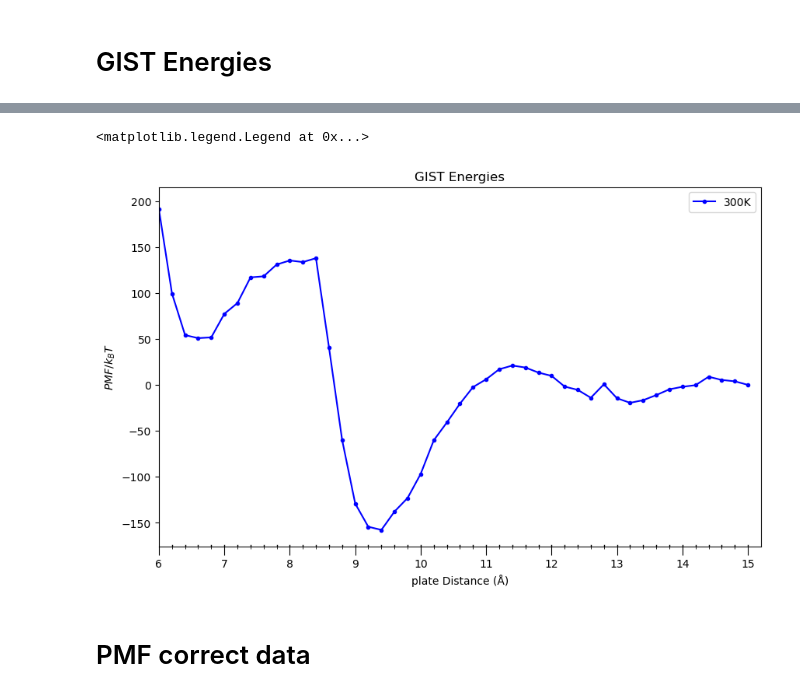
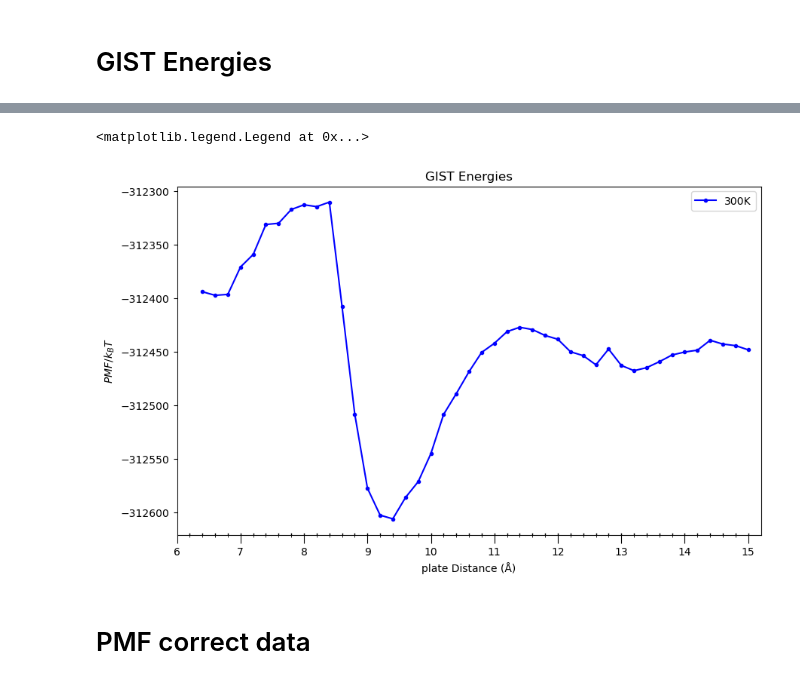
Before and after one commit to arghavanvg/hydrophobic-plates-analysis, a Jupyter notebook: df-energy-plotting.ipynb, the cells around one changed output, grey strips where cells are left out. Cells and saved outputs as stored; diff of their text form; code cells hidden in the pictures.

```diff
--- a/df-energy-plotting.ipynb
+++ b/df-energy-plotting.ipynb
@@ -1097,37 +1014,36 @@ Name: Distance(Å), Length: 64, dtype: float64
 # %%
 plt.figure(figsize=(10, 6))
-# gist_energies = energy_df['gist300e']
-gist_energies = energy_df['energy_300']
-plt.plot(solvent_pmf_df['Distance(Å)'].iloc[1:], gist_energies, 'bo-', markersize=3, label='300K', zorder=2)
-# plt.plot(energy_df['distance'], energy_df['LJ_divkT300'], color='grey', linestyle='--', markersize=3, label='LJ/kbT', zorder=2)
+gist_energies = df['gist300e']
+plt.plot(df['distance'], gist_energies, 'bo-', markersize=3, label='300K', zorder=2)
+# plt.plot(df['distance'], df['LJ_divkT300'], color='grey', linestyle='--', markersize=3, label='LJ/kbT', zorder=2)
 # plt.hlines(y=0.00, xmin=6.0, xmax=15.2, color='black', linestyle='--', linewidth=1, label='PMF=0', zorder=1)
 
 
 plt.title('GIST Energies')
 plt.xlabel('plate Distance (Å)')
 plt.ylabel(r'$PMF/k_B T$')
 # plt.ylim(-0.1, 3.5)
 plt.xlim(6.0,15.2)
 plt.gca().xaxis.set_major_locator(ticker.MultipleLocator(1))
 # plt.gca().xaxis.set_minor_locator(ticker.MultipleLocator(0.1))
 
 medium_ticks = np.arange(6.2,15.2, 0.2)
 plt.gca().set_xticks(medium_ticks, minor=True)
 
 # small_ticks = np.arange(6.2,15.2, 0.1)
 # plt.gca().set_xticks(small_ticks, minor=True)
 
 plt.tick_params(axis='x', which='major', length=8)
 plt.tick_params(axis='x', which='minor', length=2)
 for t in medium_ticks:
     plt.gca().axvline(t, ymin=0, ymax=0.003, color='k', lw=1)
 
 
 plt.legend()
 # plt.savefig(f'{output_path}/totalPMF.png', dpi=600)
 # %% [output]
 <matplotlib.legend.Legend at 0x...>
-[figure, old version]
+[figure, new version]
 # %% [markdown]
 # PMF correct data
 # %%
```
Also changed, not shown: parts of 34 cells of this notebook, 6 other files.
